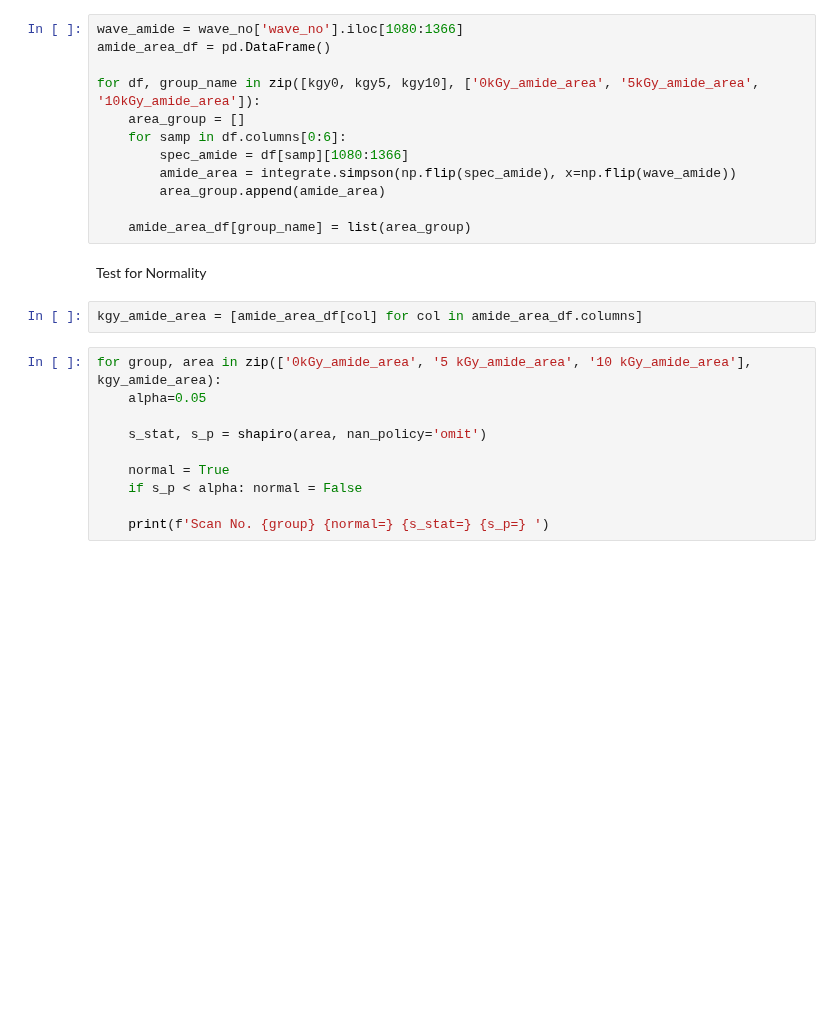
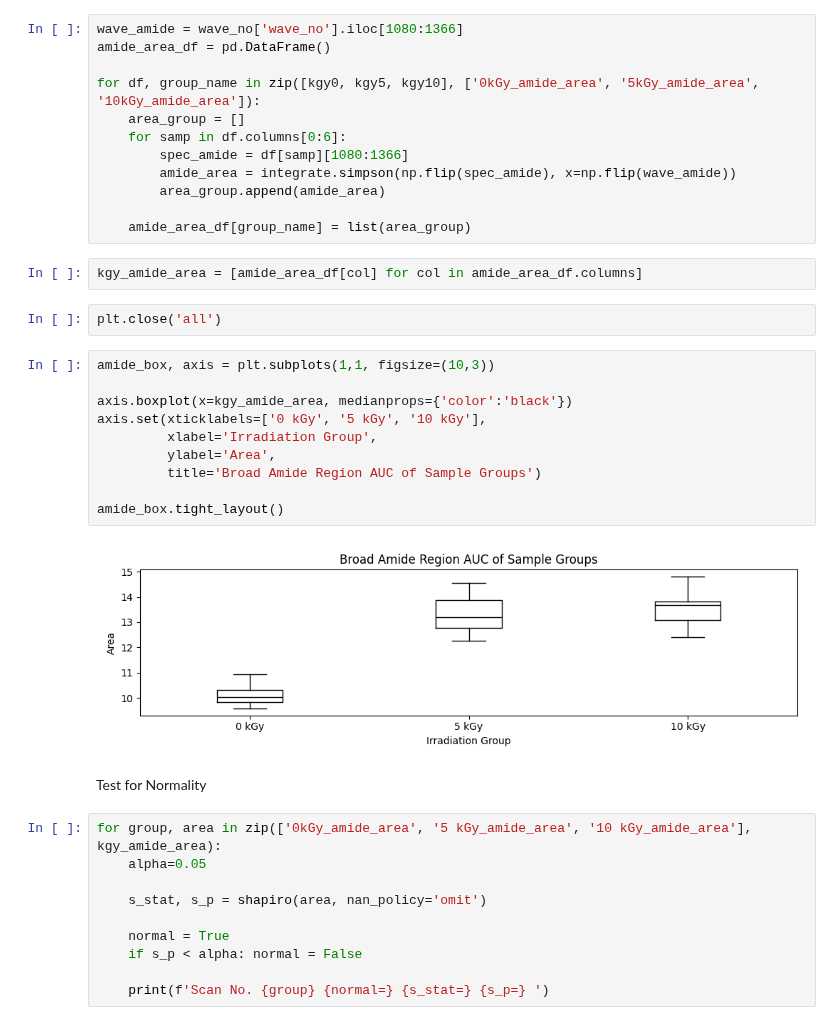
Before and after one commit to akaeii/c-semp_pollen_e-beam, a Jupyter notebook: irradiated_analysis/absorbance_analysis.ipynb, the cells around one changed output. Saved outputs shown, nothing was run; the diff lists cells and outputs as text; blank space fills up the shorter version.

Commit message:
Added boxplot comparing broad amide region AUC.

```diff
--- a/irradiated_analysis/absorbance_analysis.ipynb
+++ b/irradiated_analysis/absorbance_analysis.ipynb
@@ -62,10 +61,24 @@ for df, group_name in zip([kgy0, kgy5, kgy10], ['0kGy_amide_area', '5kGy_amide_a
         area_group.append(amide_area)
 
     amide_area_df[group_name] = list(area_group)
+# %%
+kgy_amide_area = [amide_area_df[col] for col in amide_area_df.columns]
+# %%
+plt.close('all')
+# %%
+amide_box, axis = plt.subplots(1,1, figsize=(10,3))
+
+axis.boxplot(x=kgy_amide_area, medianprops={'color':'black'})
+axis.set(xticklabels=['0 kGy', '5 kGy', '10 kGy'],
+         xlabel='Irradiation Group',
+         ylabel='Area',
+         title='Broad Amide Region AUC of Sample Groups')
+
+amide_box.tight_layout()
+# %% [output]
+[figure, added]
 # %% [markdown]
 Test for Normality
-# %%
-kgy_amide_area = [amide_area_df[col] for col in amide_area_df.columns]
 # %%
 for group, area in zip(['0kGy_amide_area', '5 kGy_amide_area', '10 kGy_amide_area'], kgy_amide_area):
     alpha=0.05
```
Also changed, not shown: parts of 1 cell of this notebook.
